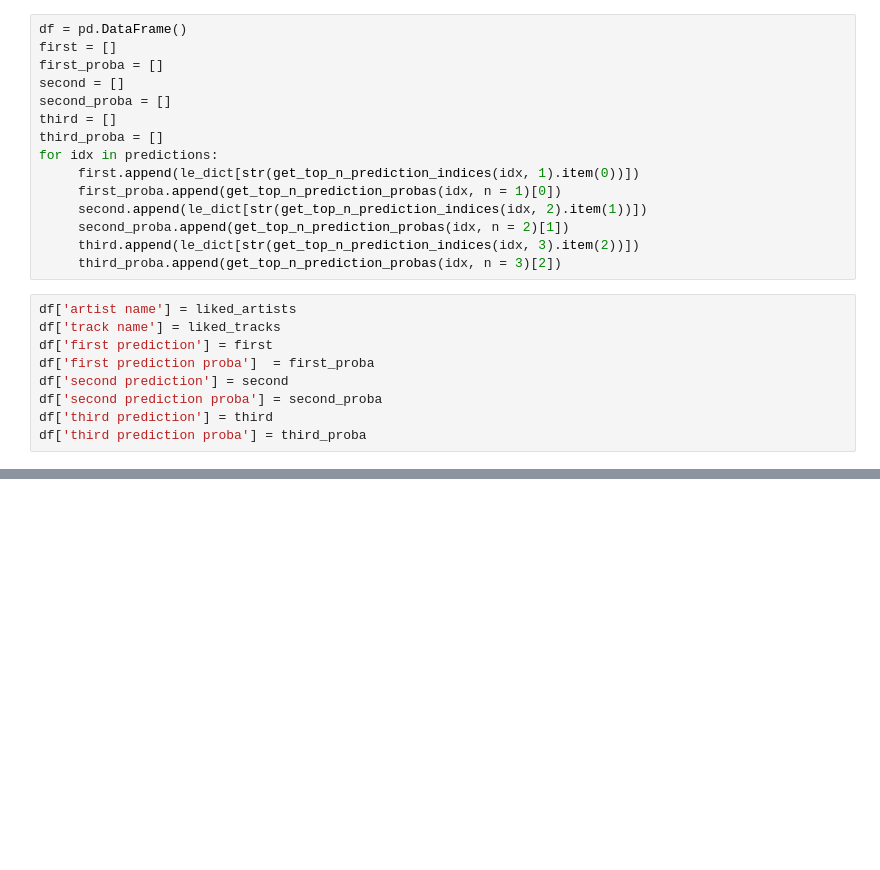
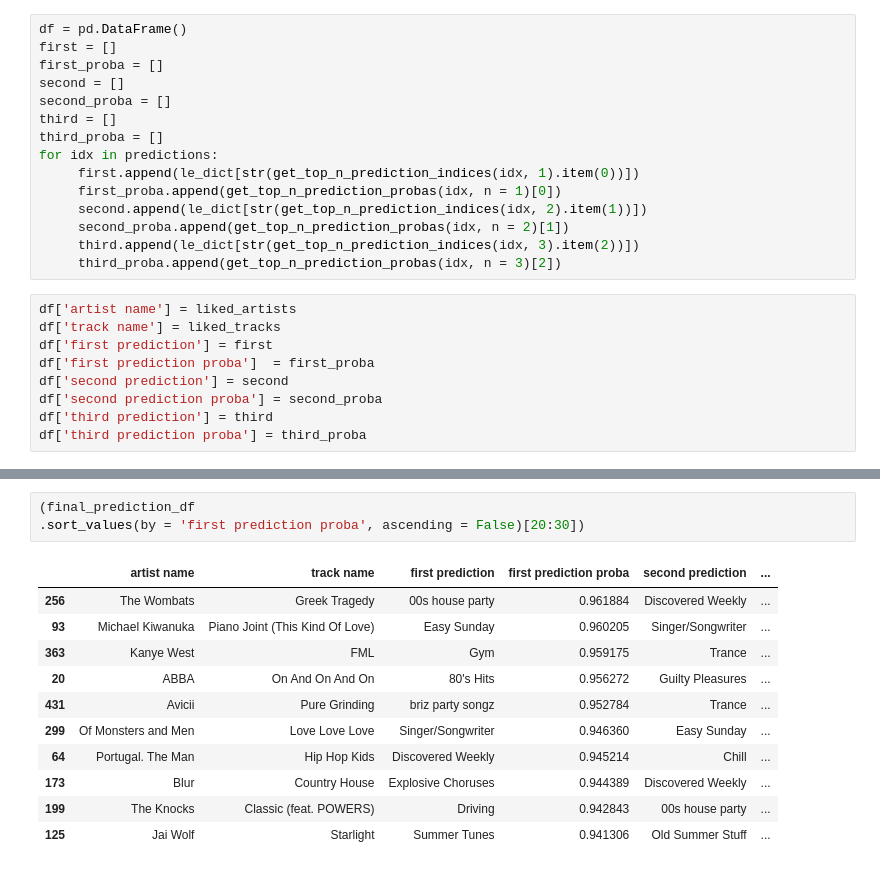
Before and after one commit to jmoro0408/playlist-creator, a Jupyter notebook: playlist_recommender/modelling/predictions.ipynb, the cells around one changed output, grey strips where cells are left out. Drawn from its saved outputs; the diff is of its cells as text; blank space fills up the shorter version.

```diff
--- a/playlist_recommender/modelling/predictions.ipynb
+++ b/playlist_recommender/modelling/predictions.ipynb
@@ -111,0 +181,15 @@ df[df['first prediction'] == 'Summer Songs'].sort_values(
+# %%
+(final_prediction_df
+.sort_values(by = 'first prediction proba', ascending = False)[20:30])
+# %% [output]
+|  | artist name | track name | first prediction | first prediction proba | second prediction | ... |
+| 256 | The Wombats | Greek Tragedy | 00s house party | 0.961884 | Discovered Weekly | ... |
+| 93 | Michael Kiwanuka | Piano Joint (This Kind Of Love) | Easy Sunday | 0.960205 | Singer/Songwriter | ... |
+| 363 | Kanye West | FML | Gym | 0.959175 | Trance | ... |
+| 20 | ABBA | On And On And On | 80's Hits | 0.956272 | Guilty Pleasures | ... |
+| 431 | Avicii | Pure Grinding | briz party songz | 0.952784 | Trance | ... |
+| 299 | Of Monsters and Men | Love Love Love | Singer/Songwriter | 0.946360 | Easy Sunday | ... |
+| 64 | Portugal. The Man | Hip Hop Kids | Discovered Weekly | 0.945214 | Chill | ... |
+| 173 | Blur | Country House | Explosive Choruses | 0.944389 | Discovered Weekly | ... |
+| 199 | The Knocks | Classic (feat. POWERS) | Driving | 0.942843 | 00s house party | ... |
+| 125 | Jai Wolf | Starlight | Summer Tunes | 0.941306 | Old Summer Stuff | ... |
```
Also changed, not shown: parts of 23 cells of this notebook.
